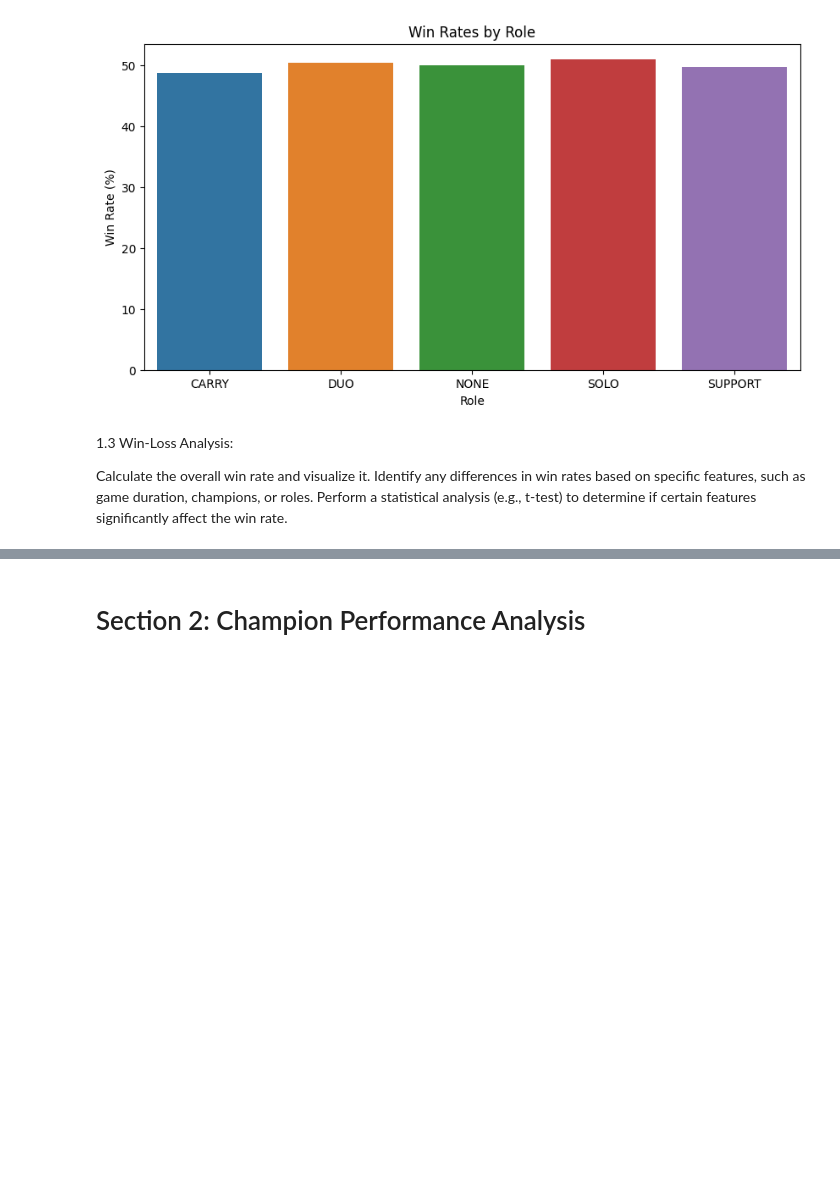
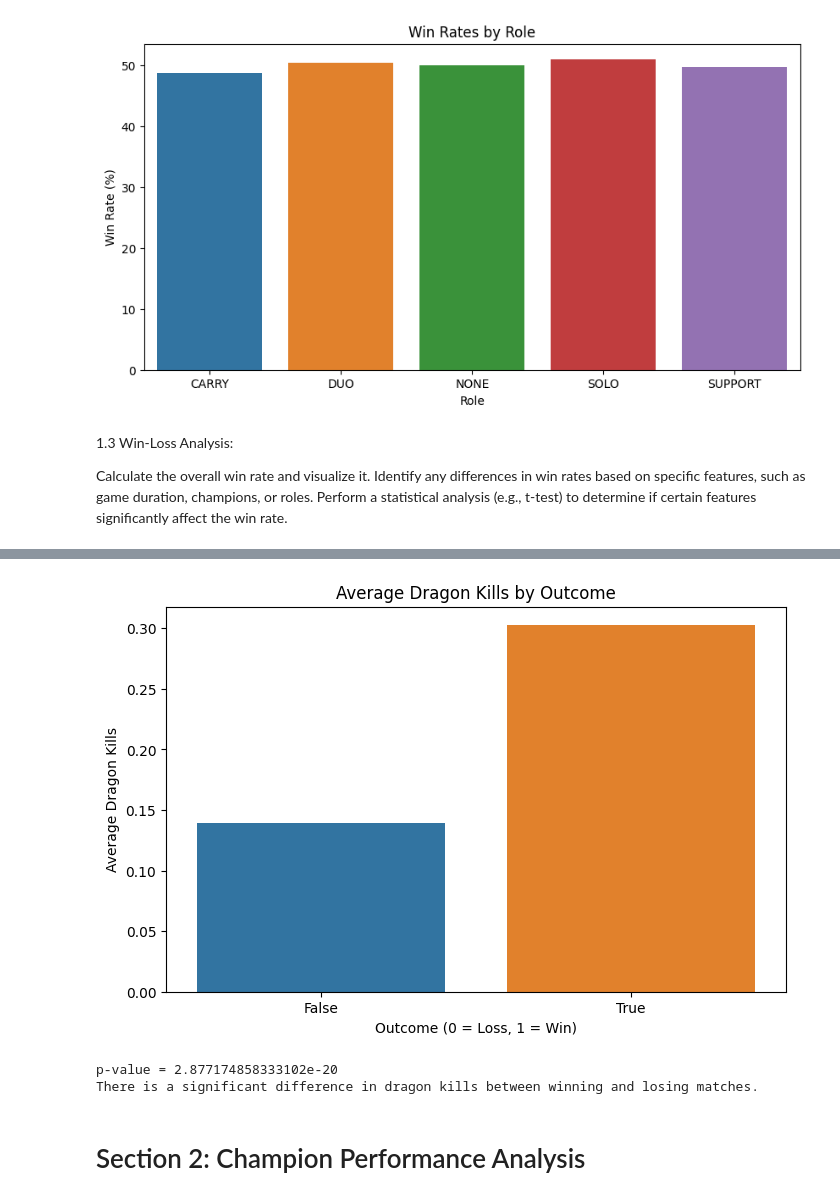
Before and after one commit to sushiselite/League-DA, a Jupyter notebook: EDA/Notebook.ipynb, the cells around one changed output, grey strips where cells are left out. Drawn from its saved outputs; the diff is of its cells as text; code cells hidden in the pictures; blank space fills up the shorter version.

```diff
--- a/EDA/Notebook.ipynb
+++ b/EDA/Notebook.ipynb
@@ -236,3 +260,36 @@ Perform a statistical analysis (e.g., t-test) to determine if certain features s
+# %%
+# Calculate average dragon kills for winning and losing matches
+average_dragon_kills_by_outcome = df.groupby('win')['dragonKills'].mean()
+
+# Plotting
+plt.figure(figsize=(8, 5))
+sns.barplot(x=average_dragon_kills_by_outcome.index, y=average_dragon_kills_by_outcome.values)
+plt.title('Average Dragon Kills by Outcome')
+plt.xlabel('Outcome (0 = Loss, 1 = Win)')
+plt.ylabel('Average Dragon Kills')
+plt.show()
+# %% [output]
+[figure, added]
+# %%
+# Filtering the data for winning and losing matches
+winning_data = df[df['win'] == 1]['dragonKills']
+losing_data = df[df['win'] == 0]['dragonKills']
+
+# Performing the t-test
+t_stat, p_value = ttest_ind(winning_data, losing_data)
+
+# Displaying the p-value
+print(f'p-value = {p_value}')
+
+# Interpretation
+alpha = 0.05
+if p_value < alpha:
+    print('There is a significant difference in dragon kills between winning and losing matches.')
+else:
+    print('There is no significant difference in dragon kills between winning and losing matches.')
+# %% [output]
+p-value = 2.877174858333102e-20
+There is a significant difference in dragon kills between winning and losing matches.
 # %% [markdown]
 # Section 2: Champion Performance Analysis
 # %% [markdown]
```
Also changed, not shown: parts of 2 cells of this notebook.
